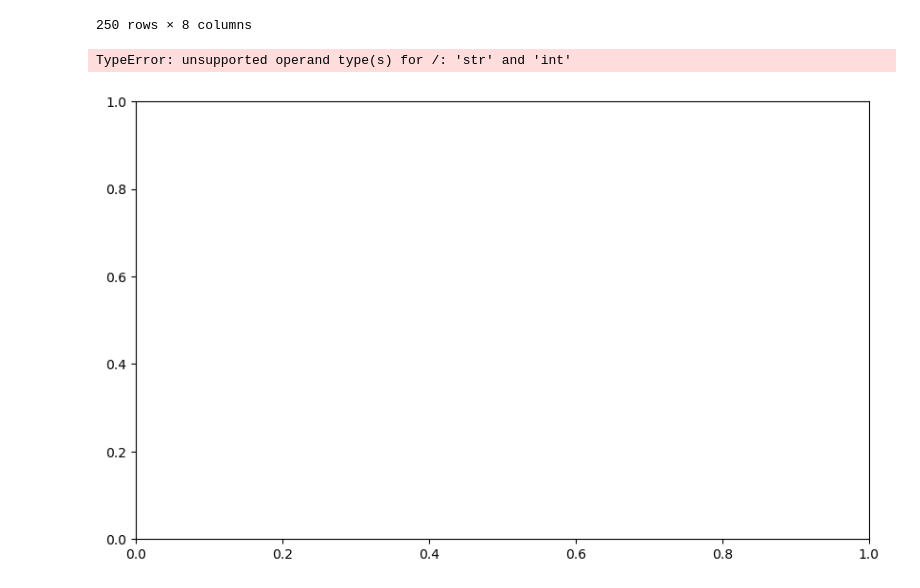
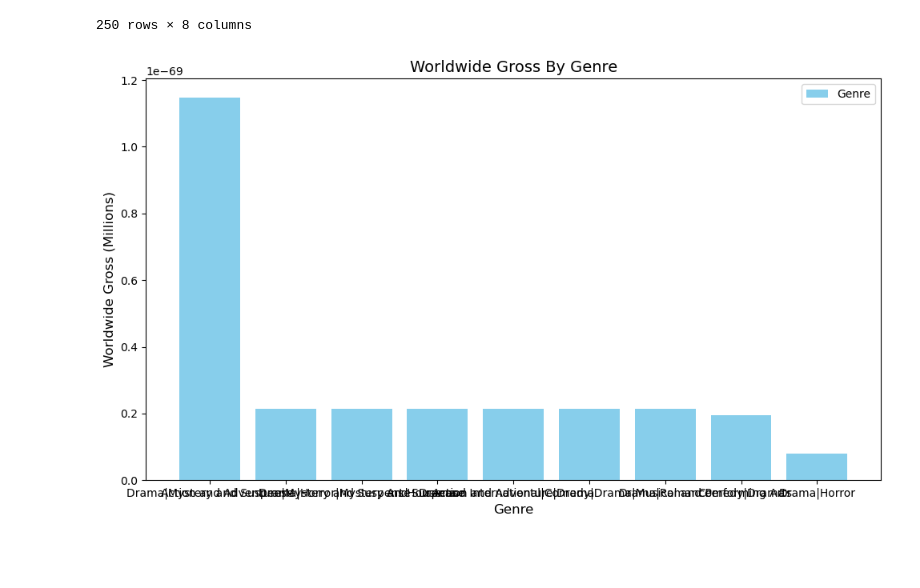
Before and after one commit to wanjikuciku/Phase-1-Project, a Jupyter notebook: project.ipynb, the cells around one changed output. Drawn from its saved outputs; the diff is of its cells as text; code cells hidden in the pictures; blank space fills up the shorter version.

Commit message:
spliting the first 10 rows of the highest genres

```diff
--- a/project.ipynb
+++ b/project.ipynb
@@ -851,25 +851,28 @@ budget_genre
 # %%
 # set up plots
 fig, ax = plt.subplots(figsize=(10,6))
 
+# Convert worldwide gross from object to numeric
+budget_genre['worldwide_gross'] = pd.to_numeric(budget_genre['worldwide_gross'])
+
 # converting worldwide gross to millions
 budget_genre['worldwide_gross'] = budget_genre['worldwide_gross'] / 1000000
 
-#
-ax.bar(budget_genre['genre'].index[:10], budget_genre['worldwide_gross'].values[:10], color='skyblue')
+# Sort the DataFrame by worldwide gross in descending order for the plot
+budget_genre = budget_genre.sort_values('worldwide_gross', ascending=False)
+
+# Plot data
+ax.bar(budget_genre['genre'], budget_genre['worldwide_gross'], color='skyblue')
+
 # set the respective lables
 ax.set_title('Worldwide Gross By Genre',size=14)
 ax.set_xlabel('Genre', size=12)
-ax.set_ylabel('Worldwide Gross', size=12)
+ax.set_ylabel('Worldwide Gross (Millions)', size=12)
 
 ax.legend(['Genre'])
 
 
-# rotate the x-axis label for better readability
-ax.tick_params(axis = 'x', rotation = 90, size=10)
-
 # adjusting the spacing between subplots
 plt.tight_layout();
 # %% [output]
-TypeError: unsupported operand type(s) for /: 'str' and 'int'
-[figure, old version]
+[figure, new version]
```
